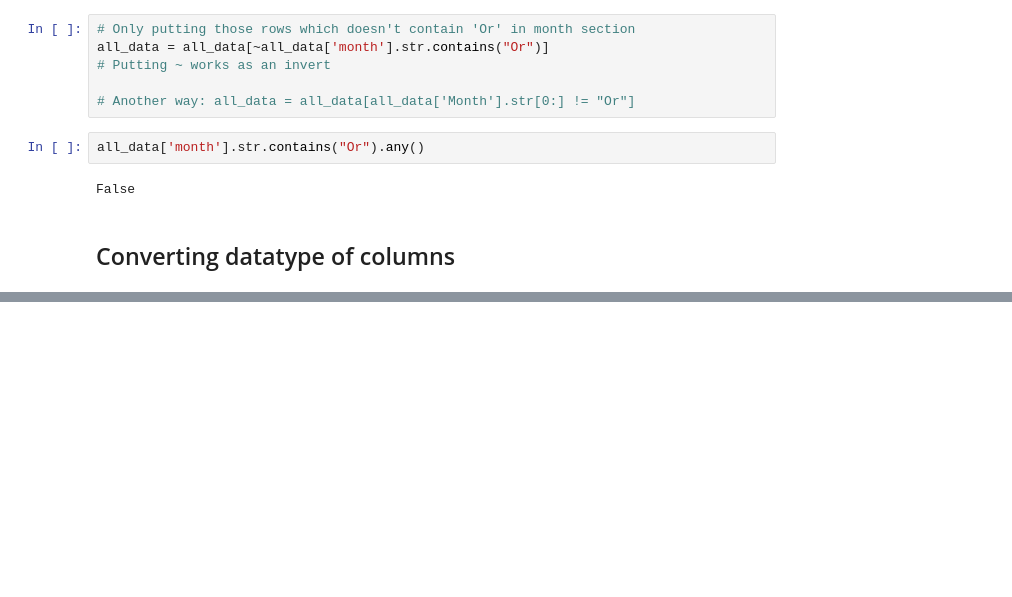
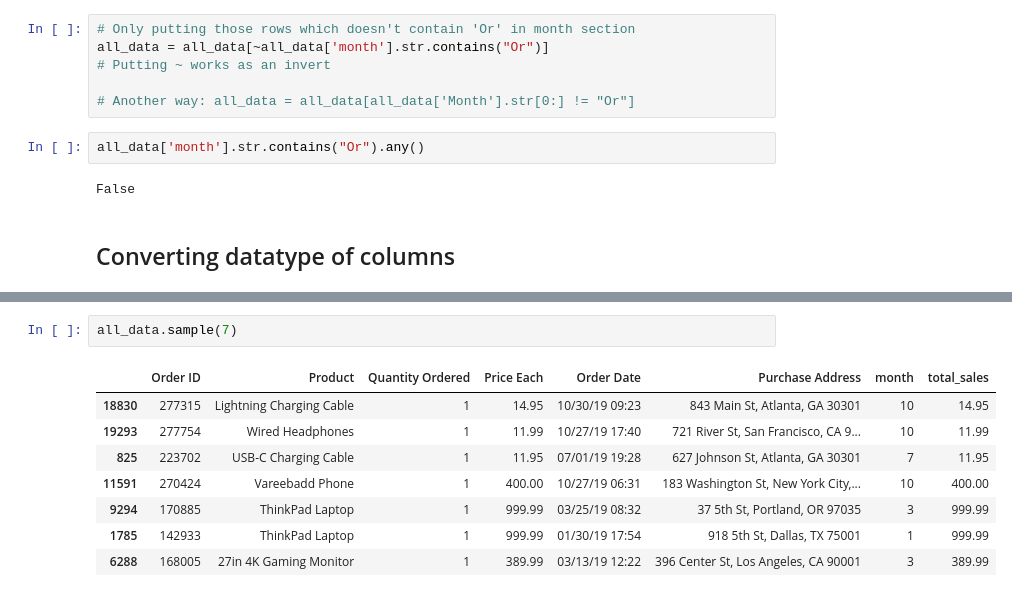
Before and after one commit to dishankkalra23/eCommerce-Sales-Analysis, a Jupyter notebook: Sales-Analysis.ipynb, the cells around one changed output, grey strips where cells are left out. Saved outputs shown, nothing was run; the diff lists cells and outputs as text; blank space fills up the shorter version.

```diff
--- a/Sales-Analysis.ipynb
+++ b/Sales-Analysis.ipynb
@@ -186,0 +198,11 @@ See the caveats in the documentation: https://pandas.pydata.org/pandas-docs/stab
+# %%
+all_data.sample(7)
+# %% [output]
+|  | Order ID | Product | Quantity Ordered | Price Each | Order Date | Purchase Address | month | total_sales |
+| 18830 | 277315 | Lightning Charging Cable | 1 | 14.95 | 10/30/19 09:23 | 843 Main St, Atlanta, GA 30301 | 10 | 14.95 |
+| 19293 | 277754 | Wired Headphones | 1 | 11.99 | 10/27/19 17:40 | 721 River St, San Francisco, CA 9... | 10 | 11.99 |
+| 825 | 223702 | USB-C Charging Cable | 1 | 11.95 | 07/01/19 19:28 | 627 Johnson St, Atlanta, GA 30301 | 7 | 11.95 |
+| 11591 | 270424 | Vareebadd Phone | 1 | 400.00 | 10/27/19 06:31 | 183 Washington St, New York City,... | 10 | 400.00 |
+| 9294 | 170885 | ThinkPad Laptop | 1 | 999.99 | 03/25/19 08:32 | 37 5th St, Portland, OR 97035 | 3 | 999.99 |
+| 1785 | 142933 | ThinkPad Laptop | 1 | 999.99 | 01/30/19 17:54 | 918 5th St, Dallas, TX 75001 | 1 | 999.99 |
+| 6288 | 168005 | 27in 4K Gaming Monitor | 1 | 389.99 | 03/13/19 12:22 | 396 Center St, Los Angeles, CA 90001 | 3 | 389.99 |
```
Also changed, not shown: parts of 8 cells of this notebook.
